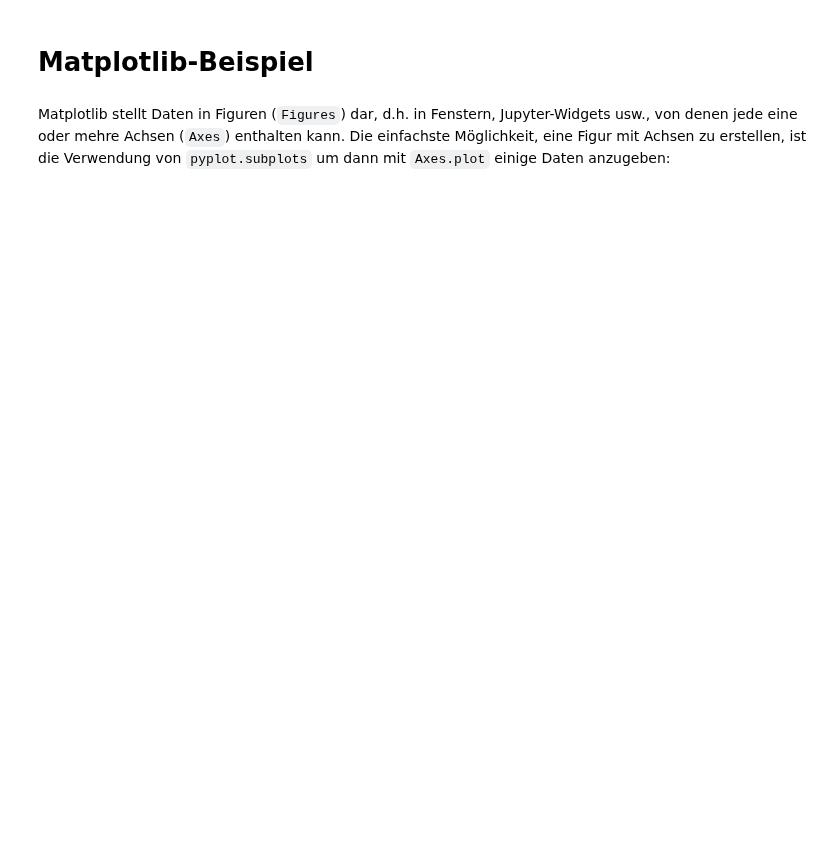
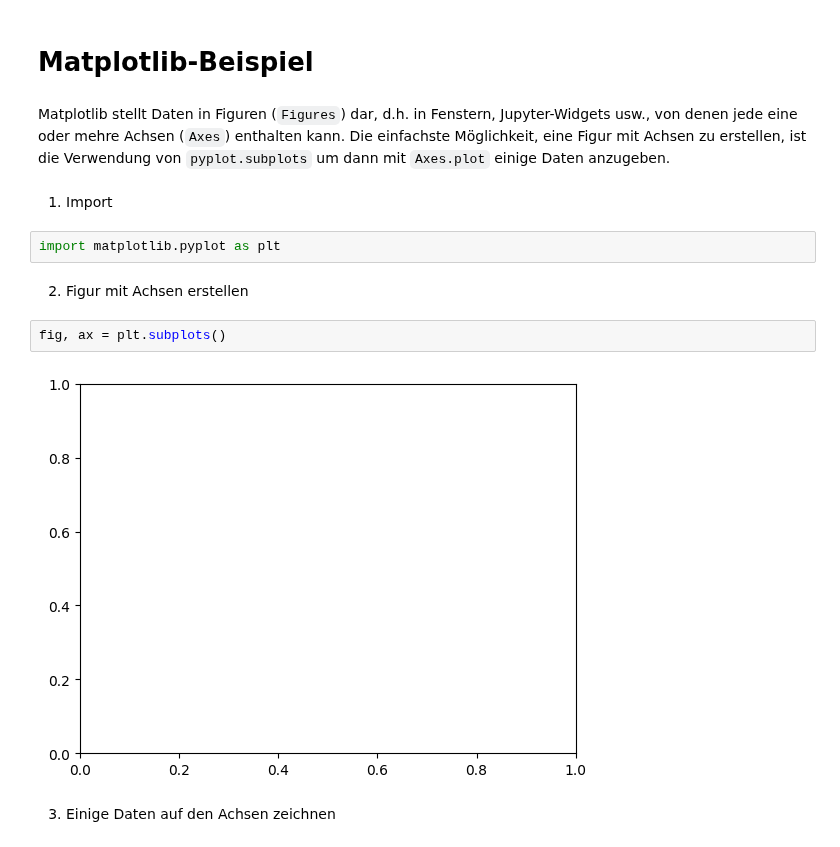
Before and after one commit to veit/pyviz-tutorial-de, a Jupyter notebook: docs/matplotlib/mpl-example.ipynb, the cells around one changed output. Saved outputs shown, nothing was run; the diff lists cells and outputs as text; blank space fills up the shorter version.

```diff
--- a/docs/matplotlib/mpl-example.ipynb
+++ b/docs/matplotlib/mpl-example.ipynb
@@ -1,5 +1,17 @@
 # %% [markdown]
 # Matplotlib-Beispiel
 # %% [markdown]
-Matplotlib stellt Daten in Figuren (`Figures`) dar, d.h. in Fenstern, Jupyter-Widgets usw., von denen jede eine oder mehre Achsen (`Axes`) enthalten kann. Die einfachste Möglichkeit, eine Figur mit Achsen zu erstellen, ist die Verwendung von `pyplot.subplots` um dann mit `Axes.plot` einige Daten anzugeben:
+Matplotlib stellt Daten in Figuren (`Figures`) dar, d.h. in Fenstern, Jupyter-Widgets usw., von denen jede eine oder mehre Achsen (`Axes`) enthalten kann. Die einfachste Möglichkeit, eine Figur mit Achsen zu erstellen, ist die Verwendung von `pyplot.subplots` um dann mit `Axes.plot` einige Daten anzugeben.
+# %% [markdown]
+1. Import
+# %%
+import matplotlib.pyplot as plt
+# %% [markdown]
+2. Figur mit Achsen erstellen
+# %%
+fig, ax = plt.subplots()
+# %% [output]
+[figure, added]
+# %% [markdown]
+3. Einige Daten auf den Achsen zeichnen
 # %%
```
Also changed, not shown: parts of 1 cell of this notebook, 32 other files.
